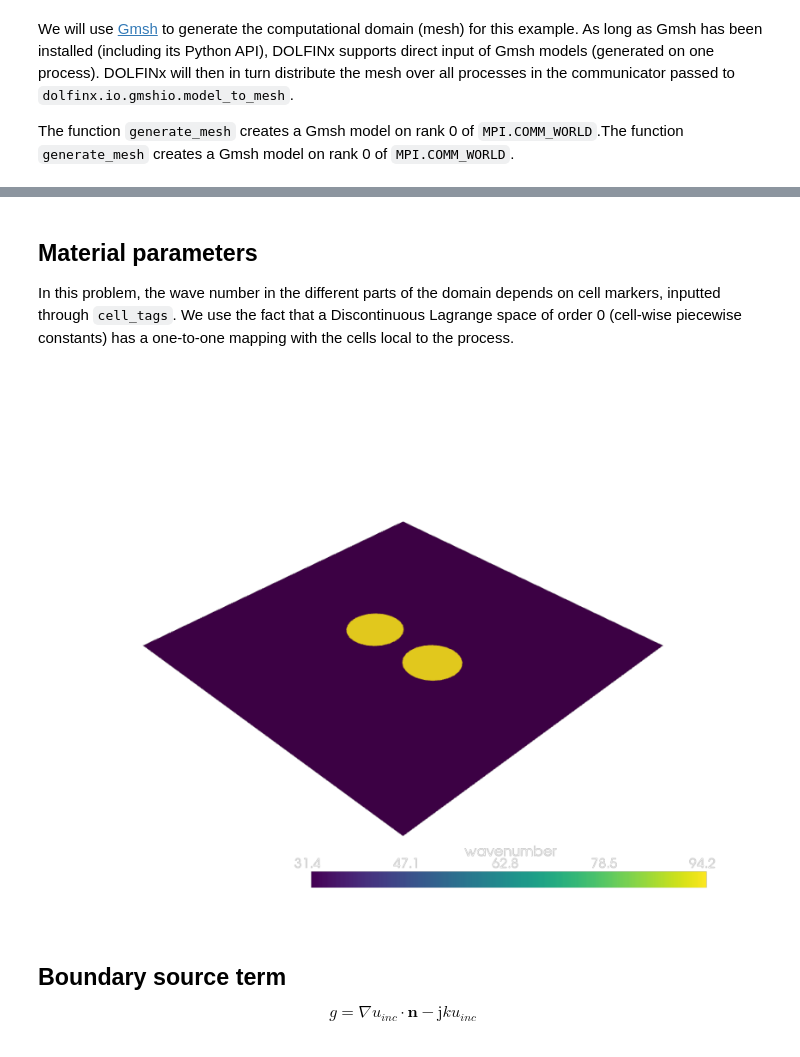
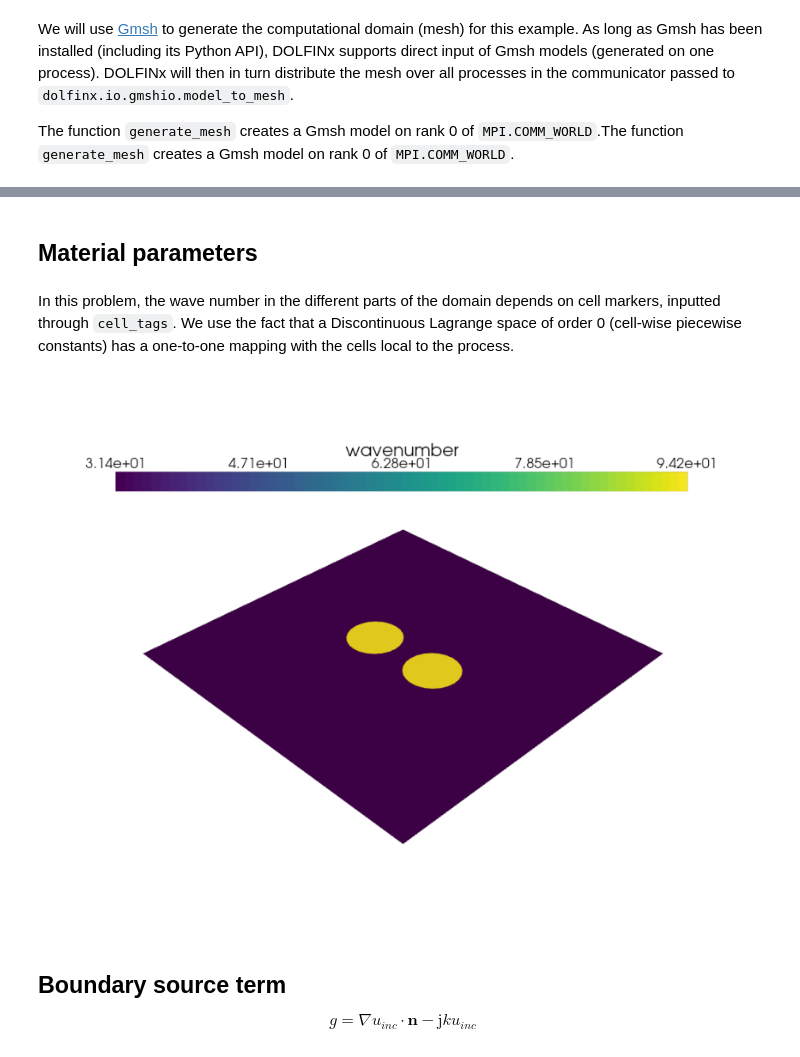
Before and after one commit to jorgensd/fenics22-tutorial, a Jupyter notebook: part2/helmholtz.ipynb, the cells around one changed output, grey strips where cells are left out. Cells and saved outputs as stored; diff of their text form; code cells hidden in the pictures.

```diff
--- a/part2/helmholtz.ipynb
+++ b/part2/helmholtz.ipynb
@@ -101,9 +83,9 @@ Info    : 1444 elements
 Info    : Done reading 'domain.msh'
 # %% [markdown]
 ## Material parameters
-
-In this problem, the wave number in the different parts of the domain depends on cell markers, inputted through `cell_tags`.
-We use the fact that a Discontinuous Lagrange space of order 0 (cell-wise piecewise constants) has a one-to-one mapping with the cells local to the process.
+# %% [markdown]
+In this problem, the wave number in the different parts of the domain depends on cell markers, inputted through `cell_tags`.
+We use the fact that a Discontinuous Lagrange space of order 0 (cell-wise piecewise constants) has a one-to-one mapping with the cells local to the process.
 # %%
 W = dolfinx.fem.FunctionSpace(mesh, ("DG", 0))
 k = dolfinx.fem.Function(W)
@@ -117,23 +99,23 @@ from dolfinx.plot import create_vtk_mesh
 # Start virtual framebuffer for plotting
 pyvista.start_xvfb(0.5)
 pyvista.set_jupyter_backend("pythreejs")
+sargs = dict(title_font_size=25, label_font_size=20, fmt="%.2e", color="black",
+            position_x=0.1, position_y=0.8, width=0.8, height=0.1)
 
 def plot_function(grid, name, show_edges=False):
     grid.set_active_scalars(name)
     plotter = pyvista.Plotter()
-    renderer = plotter.add_mesh(grid, show_edges=show_edges)
+    renderer = plotter.add_mesh(grid, show_edges=show_edges, scalar_bar_args=sargs)
     img = plotter.screenshot(f"{name}.png", transparent_background=True)
     plt.axis("off")
     plt.gcf().set_size_inches(15,15)
     fig = plt.imshow(img)
-
-topology, cells, geometry = create_vtk_mesh(mesh)
-grid = pyvista.UnstructuredGrid(topology, cells, geometry)
-grid.cell_data["wavenumber"] = k.x.array.real
 # %%
+grid = pyvista.UnstructuredGrid(*create_vtk_mesh(mesh))
+grid.cell_data["wavenumber"] = k.x.array.real
 plot_function(grid, "wavenumber")
 # %% [output]
-[figure, old version]
+[figure, new version]
 # %% [markdown]
 ## Boundary source term
 
```
Also changed, not shown: parts of 15 cells of this notebook, 7 other files.
